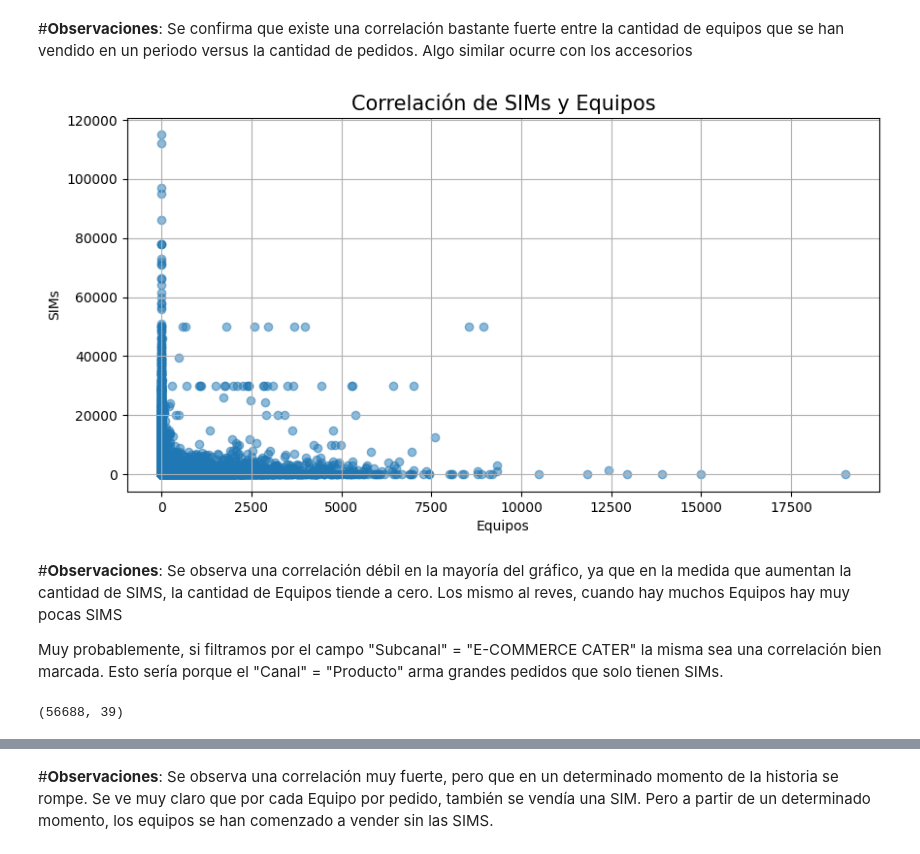
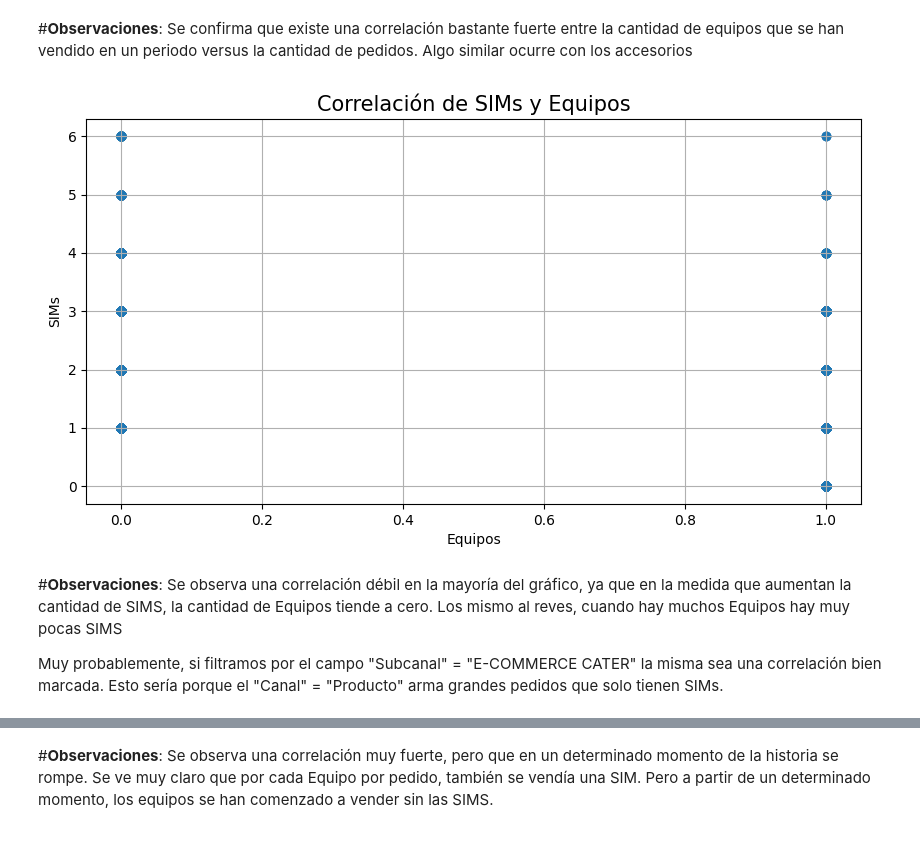
Before and after one commit to Leonardo-rodcas/Proyecto-DS-61190-E-Commerce, a Jupyter notebook: ProyectoDS_Rodriguez_Castillo_Leonardo.ipynb, the cells around one changed output, grey strips where cells are left out. Cells and saved outputs as stored; diff of their text form; code cells hidden in the pictures.

```diff
--- a/ProyectoDS_Rodriguez_Castillo_Leonardo.ipynb
+++ b/ProyectoDS_Rodriguez_Castillo_Leonardo.ipynb
@@ -557,23 +557,17 @@ ax.grid()
 #**Observaciones**:
 Se confirma que existe una correlación bastante fuerte entre la cantidad de equipos que se han vendido en un periodo versus la cantidad de pedidos. Algo similar ocurre con los accesorios
 # %%
-#Correlación entre la Cantidad de Equipos y la Cantidad de SIMs
+#Correlación entre la Cantidad de Equipos y la Cantidad de Accesorios
 fig, ax = plt.subplots(figsize=(10,5))
-ax.scatter(df_pedidos.Cant_Celulares, df_pedidos.Cant_Tarjetas_SIMs, alpha=0.5)
+ax.scatter(df['Cantidad Celulares'], df['Cantidad Accesorios'], alpha=0.5)
 ax.set_title('Correlación de SIMs y Equipos', fontsize=15)
 ax.set_ylabel('SIMs', fontsize=10)
 ax.set_xlabel('Equipos', fontsize=10)
 ax.grid()
 # %% [output]
-[figure, old version]
+[figure, new version]
 # %% [markdown]
 #**Observaciones**:
 Se observa una correlación débil en la mayoría del gráfico, ya que en la medida que aumentan la cantidad de SIMS, la cantidad de Equipos tiende a cero. Los mismo al reves, cuando hay muchos Equipos hay muy pocas SIMS
 
 Muy probablemente, si filtramos por el campo "Subcanal" = "E-COMMERCE CATER" la misma sea una correlación bien marcada. Esto sería porque el "Canal" = "Producto" arma grandes pedidos que solo tienen SIMs.
-# %%
-# Análisis E-Commerce
-df_pedidos_ecomm = df_pedidos.loc[df_pedidos['Subcanal']=='E-COMMERCE CATER']
-df_pedidos_ecomm.shape
-# %% [output]
-(56688, 39)
```
Also changed, not shown: parts of 3 cells of this notebook.
